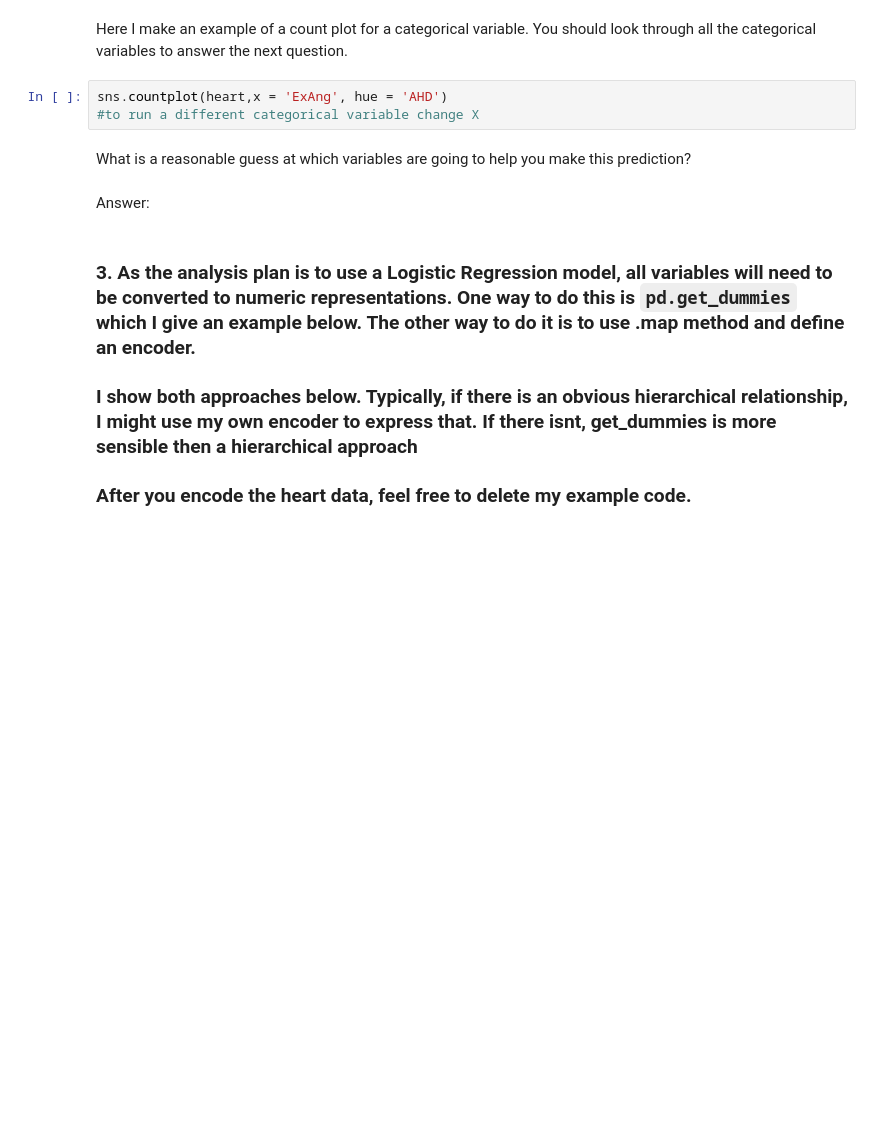
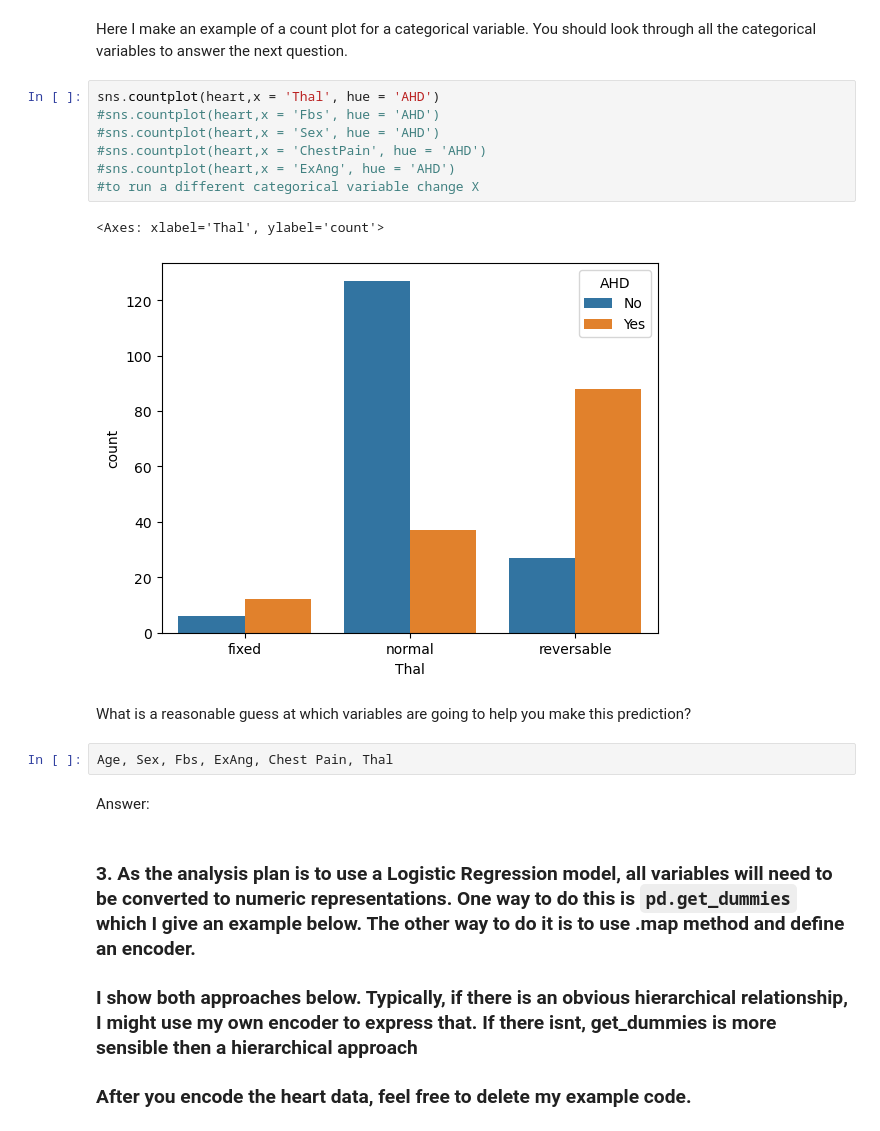
Before and after one commit to rheremm/COGS105, a Jupyter notebook: Homework/Homework2/Assignment2.ipynb, the cells around one changed output. Cells and saved outputs as stored; diff of their text form; blank space fills up the shorter version.

```diff
--- a/Homework/Homework2/Assignment2.ipynb
+++ b/Homework/Homework2/Assignment2.ipynb
@@ -67,10 +112,19 @@ sns.pairplot(heart, vars = ['Age','RestBP','Chol','MaxHR','Oldpeak'], hue = "AHD
 # %% [markdown]
 Here I make an example of a count plot for a categorical variable.  You should look through all the categorical variables to answer the next question.
 # %%
-sns.countplot(heart,x = 'ExAng', hue = 'AHD')
+sns.countplot(heart,x = 'Thal', hue = 'AHD')
+#sns.countplot(heart,x = 'Fbs', hue = 'AHD')
+#sns.countplot(heart,x = 'Sex', hue = 'AHD')
+#sns.countplot(heart,x = 'ChestPain', hue = 'AHD')
+#sns.countplot(heart,x = 'ExAng', hue = 'AHD')
 #to run a different categorical variable change X
+# %% [output]
+<Axes: xlabel='Thal', ylabel='count'>
+[figure, added]
 # %% [markdown]
 What is a reasonable guess at which variables are going to help you make this prediction?
+# %%
+Age, Sex, Fbs, ExAng, Chest Pain, Thal
 # %% [markdown]
 Answer:
 # %% [markdown]
```
Also changed, not shown: parts of 14 cells of this notebook.
